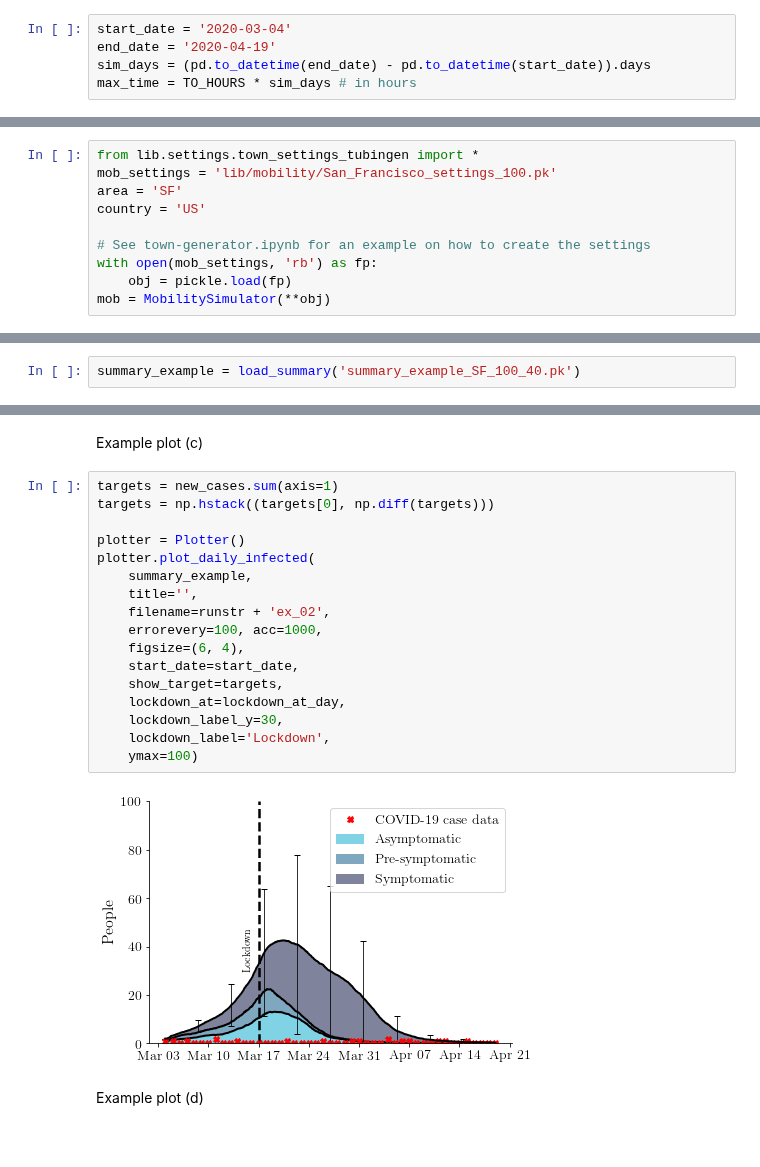
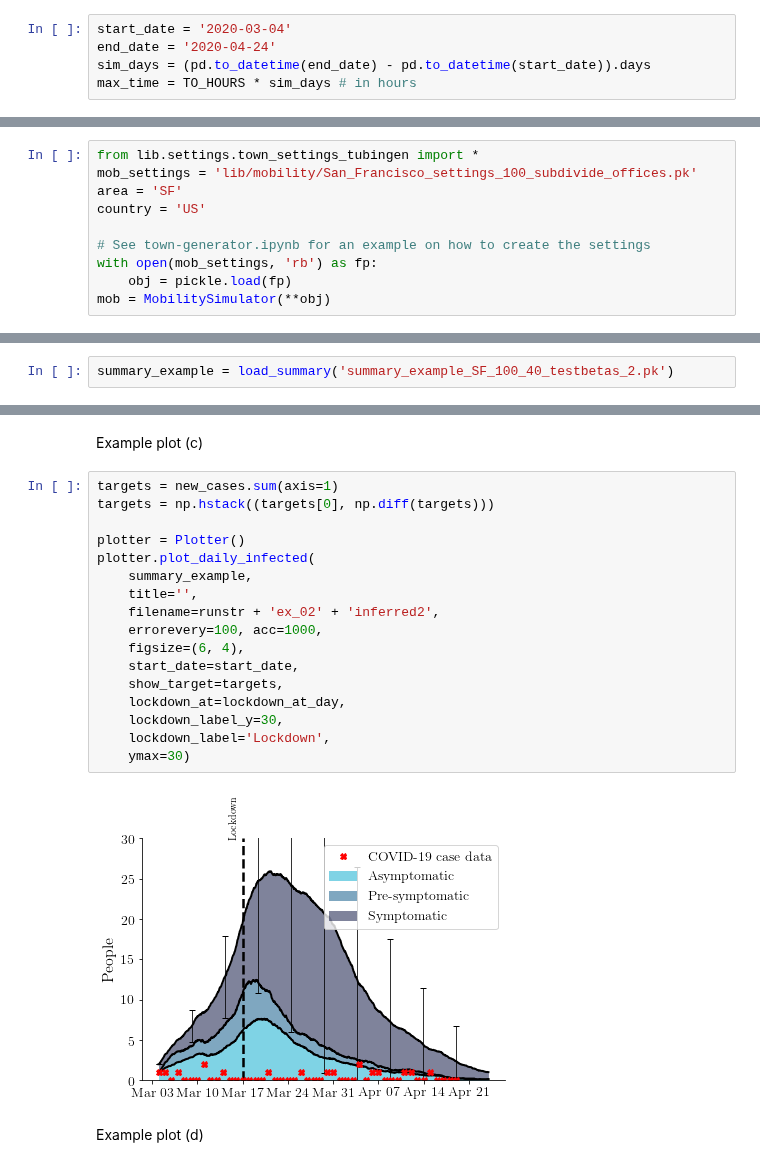
Before and after one commit to stanfordfuturebay/simulator, a Jupyter notebook: sim/sim-example.ipynb, the cells around one changed output, grey strips where cells are left out. Drawn from its saved outputs; the diff is of its cells as text; blank space fills up the shorter version.

```diff
--- a/sim/sim-example.ipynb
+++ b/sim/sim-example.ipynb
@@ -66,7 +66,7 @@ num_workers = multiprocessing.cpu_count() - 1
 #### Set the time to simulate
 # %%
 start_date = '2020-03-04'
-end_date = '2020-04-19'
+end_date = '2020-04-24'
 sim_days = (pd.to_datetime(end_date) - pd.to_datetime(start_date)).days
 max_time = TO_HOURS * sim_days # in hours
 # %% [markdown]
@@ -77,7 +77,7 @@ Import downsampled version of Tübingen (population downsampled by 20x, sites by
 Check out `lib/mobility/` and `lib/settings/` for all pre-generated towns in Germany and Switzerland.
 # %%
 from lib.settings.town_settings_tubingen import *
-mob_settings = 'lib/mobility/San_Francisco_settings_100.pk'
+mob_settings = 'lib/mobility/San_Francisco_settings_100_subdivide_offices.pk'
 area = 'SF'
 country = 'US'
 
@@ -237,7 +237,7 @@ save_summary(summary_example, 'summary_example_SF.pk')
 # %% [markdown]
 Load the summary holding the results of the experiment to plot.
 # %%
-summary_example = load_summary('summary_example_SF_100_40.pk')
+summary_example = load_summary('summary_example_SF_100_40_testbetas_2.pk')
 # %% [markdown]
 Example plot (a)
 # %%
@@ -281,22 +281,22 @@ Example plot (c)
 # %%
 targets = new_cases.sum(axis=1)
 targets = np.hstack((targets[0], np.diff(targets)))
 
 plotter = Plotter()
 plotter.plot_daily_infected(
     summary_example,
     title='',
-    filename=runstr + 'ex_02',
+    filename=runstr + 'ex_02' + 'inferred2',
     errorevery=100, acc=1000,
     figsize=(6, 4),
     start_date=start_date,
     show_target=targets,
     lockdown_at=lockdown_at_day,
     lockdown_label_y=30,
     lockdown_label='Lockdown',
-    ymax=100)
+    ymax=30)
 # %% [output]
-[figure, old version]
+[figure, new version]
 # %% [markdown]
 Example plot (d)
 # %%
```
Also changed, not shown: parts of 4 cells of this notebook, 6 other files.
